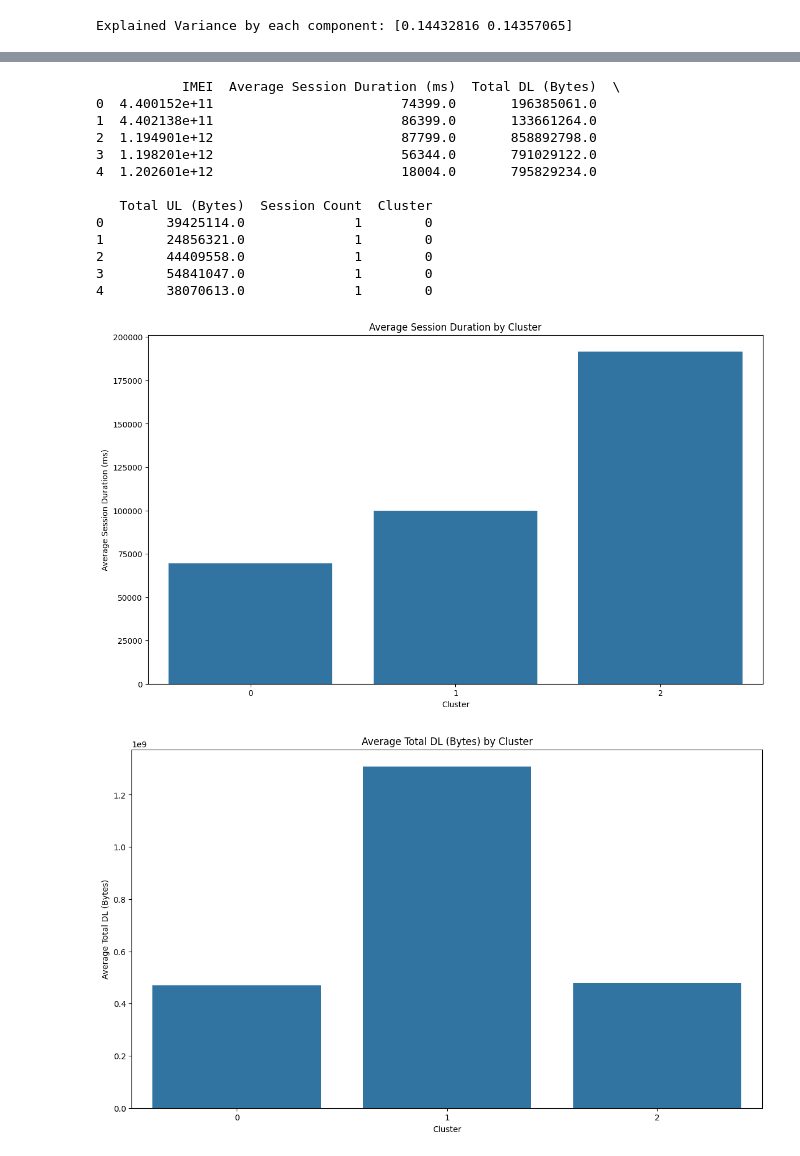
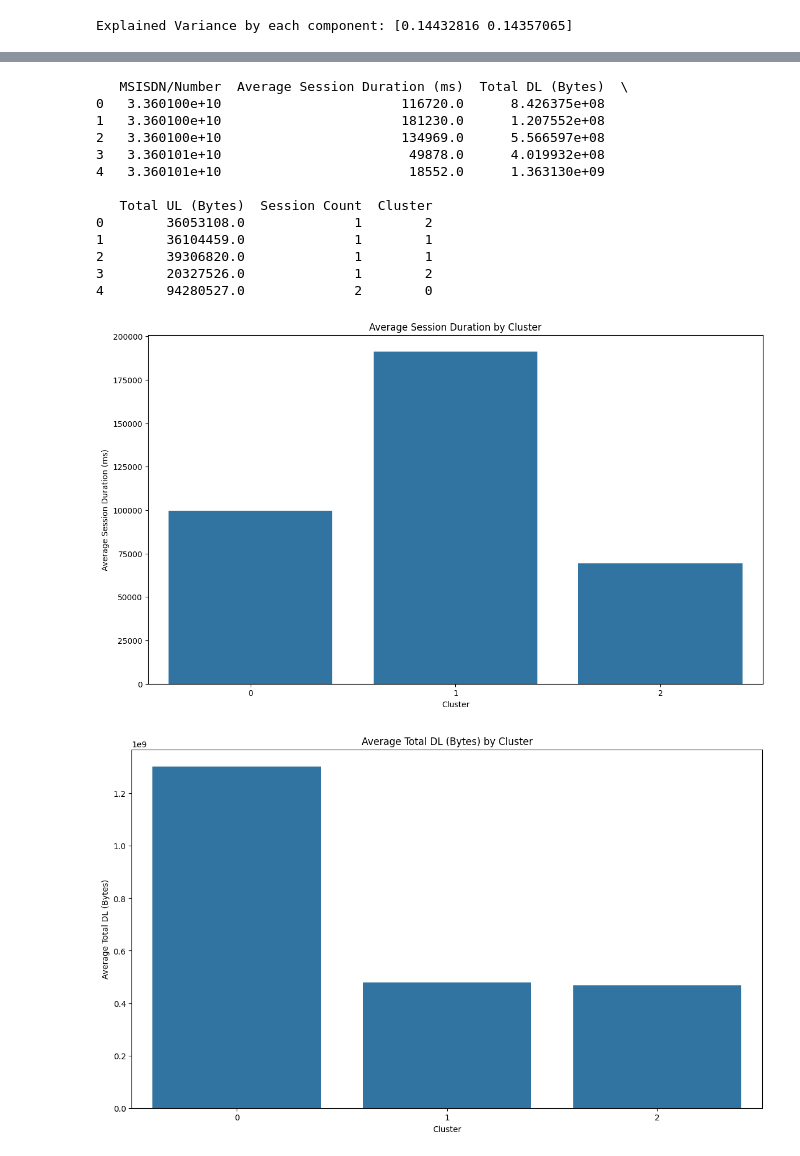
Before and after one commit to medhanittes/Business_Need, a Jupyter notebook: scripts/postgres_load.ipynb, the cells around one changed output, grey strips where cells are left out. Saved outputs shown, nothing was run; the diff lists cells and outputs as text; code cells hidden in the pictures.

```diff
--- a/scripts/postgres_load.ipynb
+++ b/scripts/postgres_load.ipynb
@@ -585,21 +628,21 @@ print(engagement_metrics)
 # %%
-# Aggregate metrics per IMEI
-customer_metrics_by_imei = df.groupby('IMEI').agg({
+# Aggregate metrics per MSISDN/Number
+customer_metrics_by_msisdn = df.groupby('MSISDN/Number').agg({
     'Dur. (ms)': 'mean',  # Average session duration
     'Total DL (Bytes)': 'sum',  # Total download traffic
     'Total UL (Bytes)': 'sum',  # Total upload traffic
 }).reset_index()
 
 # Add session count as a separate column
-customer_metrics_by_imei['Session Count'] = df.groupby('IMEI')['IMEI'].count().values
+customer_metrics_by_msisdn['Session Count'] = df.groupby('MSISDN/Number')['MSISDN/Number'].count().values
 
 # Renaming columns for clarity
-customer_metrics_by_imei.columns = ['IMEI', 'Average Session Duration (ms)', 'Total DL (Bytes)', 'Total UL (Bytes)', 'Session Count']
+customer_metrics_by_msisdn.columns = ['MSISDN/Number', 'Average Session Duration (ms)', 'Total DL (Bytes)', 'Total UL (Bytes)', 'Session Count']
 
 # Report top 10 customers per engagement metric
-top_customers_duration = customer_metrics_by_imei.nlargest(10, 'Average Session Duration (ms)')
-top_customers_traffic_dl = customer_metrics_by_imei.nlargest(10, 'Total DL (Bytes)')
-top_customers_traffic_ul = customer_metrics_by_imei.nlargest(10, 'Total UL (Bytes)')
+top_customers_duration = customer_metrics_by_msisdn.nlargest(10, 'Average Session Duration (ms)')
+top_customers_traffic_dl = customer_metrics_by_msisdn.nlargest(10, 'Total DL (Bytes)')
+top_customers_traffic_ul = customer_metrics_by_msisdn.nlargest(10, 'Total UL (Bytes)')
 
 print("Top 10 Customers by Average Session Duration:")
 print(top_customers_duration)
@@ -630,6 +673,6 @@ Top 10 Customers by Average Session Duration:
 # %%
 # Prepare features for normalization
-features = customer_metrics_by_imei[['Average Session Duration (ms)', 'Total DL (Bytes)', 'Total UL (Bytes)', 'Session Count']]
+features = customer_metrics_by_msisdn[['Average Session Duration (ms)', 'Total DL (Bytes)', 'Total UL (Bytes)', 'Session Count']]
 
 # Normalize the features
 scaler = StandardScaler()
@@ -637,13 +680,13 @@ normalized_features = scaler.fit_transform(features)
 
 # Run K-Means with k=3
 kmeans = KMeans(n_clusters=3, random_state=42)
-customer_metrics_by_imei['Cluster'] = kmeans.fit_predict(normalized_features)
+customer_metrics_by_msisdn['Cluster'] = kmeans.fit_predict(normalized_features)
 
 # Display the first few rows to see the assigned clusters
-print(customer_metrics_by_imei.head())
+print(customer_metrics_by_msisdn.head())
 
-# Assuming you have a DataFrame called customer_metrics_by_imei with clustering results
-cluster_summary = customer_metrics_by_imei.groupby('Cluster').agg({
+# Assuming you have a DataFrame called customer_metrics_by_msisdn with clustering results
+cluster_summary = customer_metrics_by_msisdn.groupby('Cluster').agg({
     'Average Session Duration (ms)': ['min', 'max', 'mean', 'sum'],
     'Total DL (Bytes)': ['min', 'max', 'mean', 'sum'],
     'Total UL (Bytes)': ['min', 'max', 'mean', 'sum'],
@@ -656,43 +699,43 @@ cluster_summary.columns = ['Cluster',
                            'Total DL Min', 'Total DL Max', 'Total DL Mean', 'Total DL Sum',
                            'Total UL Min', 'Total UL Max', 'Total UL Mean', 'Total UL Sum',
                            'Session Count Min', 'Session Count Max', 'Session Count Mean', 'Session Count Sum']
 
 # Plotting Average Session Duration by Cluster
 plt.figure(figsize=(14, 8))
 sns.barplot(x='Cluster', y='Avg Session Duration Mean', data=cluster_summary)
 plt.title('Average Session Duration by Cluster')
 plt.xlabel('Cluster')
 plt.ylabel('Average Session Duration (ms)')
 plt.show()
 
 # Plotting Average Total DL by Cluster
 plt.figure(figsize=(14, 8))
 sns.barplot(x='Cluster', y='Total DL Mean', data=cluster_summary)
 plt.title('Average Total DL (Bytes) by Cluster')
 plt.xlabel('Cluster')
 plt.ylabel('Average Total DL (Bytes)')
 plt.show()
 
 # Plotting Average Total UL by Cluster
 plt.figure(figsize=(14, 8))
 sns.barplot(x='Cluster', y='Total UL Mean', data=cluster_summary)
 plt.title('Average Total UL (Bytes) by Cluster')
 plt.xlabel('Cluster')
 plt.ylabel('Average Total UL (Bytes)')
 plt.show()
 # %% [output]
-           IMEI  Average Session Duration (ms)  Total DL (Bytes)  \
-0  4.400152e+11                        74399.0       196385061.0
-1  4.402138e+11                        86399.0       133661264.0
-2  1.194901e+12                        87799.0       858892798.0
-3  1.198201e+12                        56344.0       791029122.0
-4  1.202601e+12                        18004.0       795829234.0
+   MSISDN/Number  Average Session Duration (ms)  Total DL (Bytes)  \
+0   3.360100e+10                       116720.0      8.426375e+08
+1   3.360100e+10                       181230.0      1.207552e+08
+2   3.360100e+10                       134969.0      5.566597e+08
+3   3.360101e+10                        49878.0      4.019932e+08
+4   3.360101e+10                        18552.0      1.363130e+09
 
    Total UL (Bytes)  Session Count  Cluster
-0        39425114.0              1        0
-1        24856321.0              1        0
-2        44409558.0              1        0
-3        54841047.0              1        0
-4        38070613.0              1        0
+0        36053108.0              1        2
+1        36104459.0              1        1
+2        39306820.0              1        1
+3        20327526.0              1        2
+4        94280527.0              2        0
-[figure, old version]
+[figure, new version]
-[figure, old version]
+[figure, new version]
```
Also changed, not shown: parts of 11 cells of this notebook.
